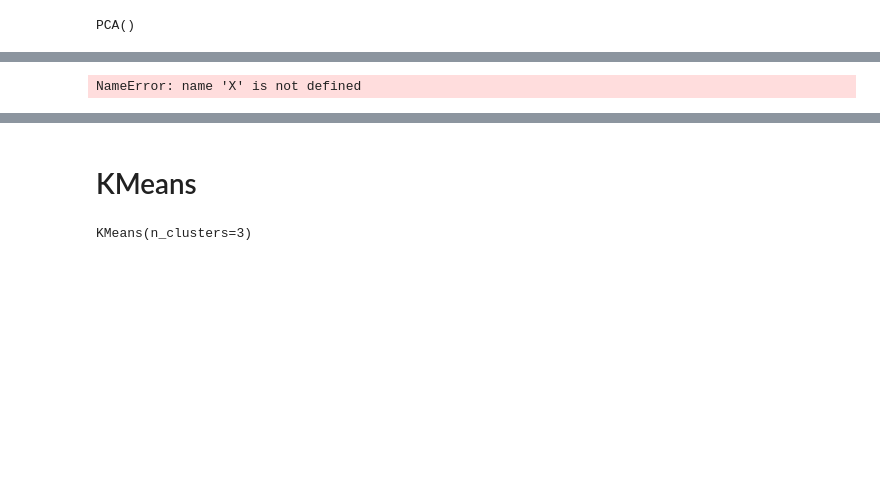
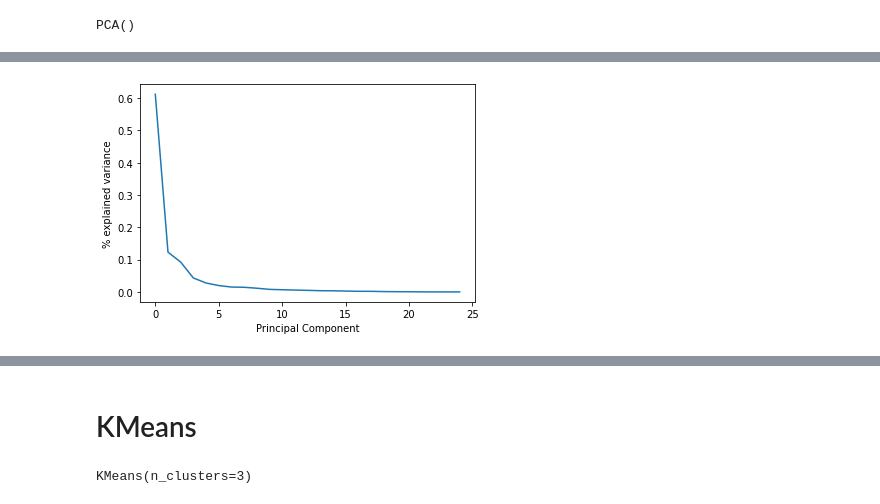
Before and after one commit to eangelid/trampact, a Jupyter notebook: notebooks/gentr_analysis.ipynb, the cells around one changed output, grey strips where cells are left out. Saved outputs shown, nothing was run; the diff lists cells and outputs as text; code cells hidden in the pictures; blank space fills up the shorter version.

```diff
--- a/notebooks/gentr_analysis.ipynb
+++ b/notebooks/gentr_analysis.ipynb
@@ -402,4 +285,11 @@ plt.ylabel('% explained variance');
 # %%
-eig_vals, eig_vecs = np.linalg.eig(np.dot(X.T,X))
+eig_vals, eig_vecs = np.linalg.eig(np.dot(df__X__scaled.T,df__X__scaled))
-# %% [output]
-NameError: name 'X' is not defined
+# %%
+# Compute the share of explained variance per component
+tot = sum(eig_vals)
+share_of_variances = [(i / tot) for i in sorted(eig_vals, reverse=True)]
+plt.plot(share_of_variances);
+plt.xlabel('Principal Component');
+plt.ylabel('% explained variance');
+# %% [output]
+[figure, added]
```
Also changed, not shown: parts of 45 cells of this notebook.
